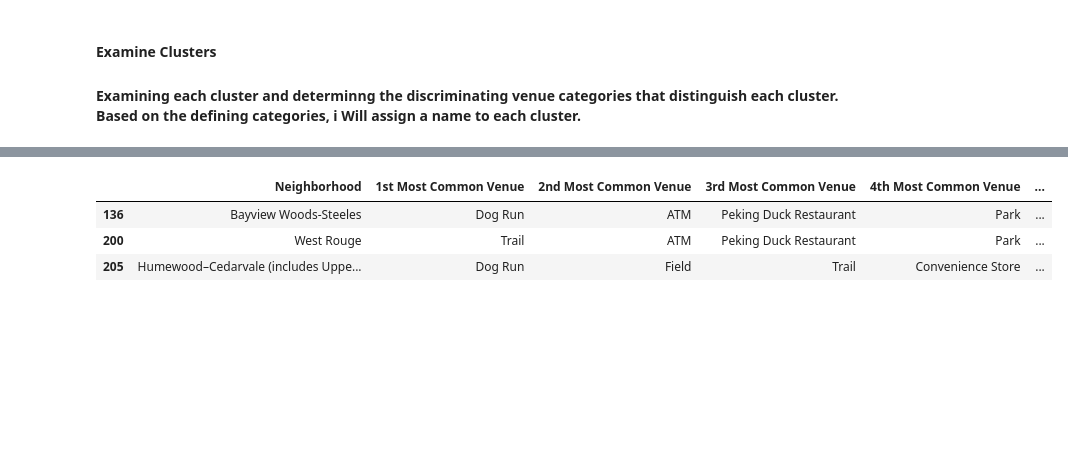
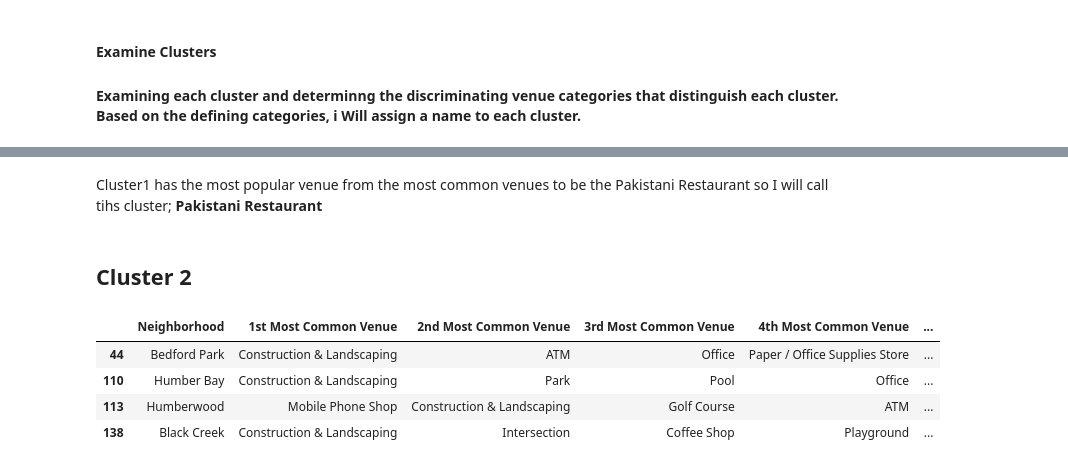
Before and after one commit to Diwura/Capstone-Project-IBM-, a Jupyter notebook: Ibm_project.ipynb, the cells around one changed output, grey strips where cells are left out. Cells and saved outputs as stored; diff of their text form; code cells hidden in the pictures; blank space fills up the shorter version.

```diff
--- a/Ibm_project.ipynb
+++ b/Ibm_project.ipynb
@@ -40,3 +40,14 @@ Libraries imported.
 The Dataset to be used for this project is not readily avalilable so I will be making use of the BeautifulSoup library to scrap the data from a webpage.
 # %% [markdown]
 The list of Neighborhoods and their respective district (boroughs) on the [webpage](https://en.wikipedia.org/wiki/List_of_neighbourhoods_in_Toronto) are placed in tables. Therefore I have to use the BeaufifulSoup library to scrape this data targeting the respective tables of interests. Also some districts(boroguhs) are further sub-divided into sub-districts however for the purpose of this projectI will be reperesenting neighborhoods that fall into this situation under the main district name.
+# %%
+borughs=[]
+from urllib.request import urlopen
+import re
+borugh=urlopen('https://en.wikipedia.org/wiki/List_of_neighbourhoods_in_Toronto#Neighbourhoods_by_district')
+#making use of the beautifulsoup library.
+bs=BeautifulSoup(borugh, 'html5lib')
+borugh_names=bs.findAll('span',{'id':re.compile('(Old_Toronto|East_York|Etobicoke|North_York|Scarborough|York)')})
+for borough_name in borugh_names:
+    borughs.append(borough_name.get_text())
+print(borughs ,'are all sub-boroughs that i will group under one name which is Old_Toronto')
@@ -1007,5 +1199,8 @@ toronto_onehot.head()
 # %% [markdown]
 ### Drop the columns that are not needed
+# %%
+#drop the columns that are not needed
+toronto_onehot.drop(['Boroughs','Neighborhood Latitude','Neighborhood Longitude','Venue','Venue Latitude','Venue Longitude'],axis=1,inplace=True)
 # %%
 #after column drop we are left
 print(toronto_onehot.shape)
@@ -1274,13 +1469,13 @@ array([1, 0, 0, 0, 0, 0, 0, 0, 1, 0, 2, 0, 0, 0, 0, 0, 0, 0, 1, 0, 0, 0,
        0, 1, 0, 0, 0, 0, 0, 0, 0, 0, 1, 0, 0, 0, 0, 1, 0, 0])
 # %%
-#torontoData=torontoDf.copy()
+torontoData=torontoDf.copy()
 # %%
 #torontoData.Neigborhoods[torontoData.Neigborhoods=='West Deane Park']
 # %% [output]
 130    West Deane Park
 Name: Neigborhoods, dtype: object
 # %%
-#torontoData.drop([192,130],inplace=True)
+torontoData.drop([192,130],inplace=True)
 # %%
 #torontoData.iloc[192]
 # %% [output]
@@ -1395,7 +1641,13 @@ toronto_Merged.loc[toronto_merged['Cluster Labels'] == 1, toronto_merged.columns
+# %% [markdown]
+<p> Cluster1 has the most popular venue from the most common venues to be the Pakistani Restaurant so I will call tihs cluster; <b>Pakistani Restaurant</b></p>
+# %% [markdown]
+## Cluster 2
 # %%
-toronto_Merged.loc[toronto_merged['Cluster Labels'] == 2, toronto_merged.columns[[1] + list(range(5, toronto_merged.shape[1]))]]
+cluster2=toronto_merged.loc[toronto_merged['Cluster Labels'] == 2, toronto_merged.columns[[1] + list(range(5, toronto_merged.shape[1]))]]
+cluster2
 # %% [output]
 |  | Neighborhood | 1st Most Common Venue | 2nd Most Common Venue | 3rd Most Common Venue | 4th Most Common Venue | ... |
-| 136 | Bayview Woods-Steeles | Dog Run | ATM | Peking Duck Restaurant | Park | ... |
-| 200 | West Rouge | Trail | ATM | Peking Duck Restaurant | Park | ... |
-| 205 | Humewood–Cedarvale (includes Uppe... | Dog Run | Field | Trail | Convenience Store | ... |
+| 44 | Bedford Park | Construction & Landscaping | ATM | Office | Paper / Office Supplies Store | ... |
+| 110 | Humber Bay | Construction & Landscaping | Park | Pool | Office | ... |
+| 113 | Humberwood | Mobile Phone Shop | Construction & Landscaping | Golf Course | ATM | ... |
+| 138 | Black Creek | Construction & Landscaping | Intersection | Coffee Shop | Playground | ... |
```
Also changed, not shown: parts of 72 cells of this notebook, 3 other files.
